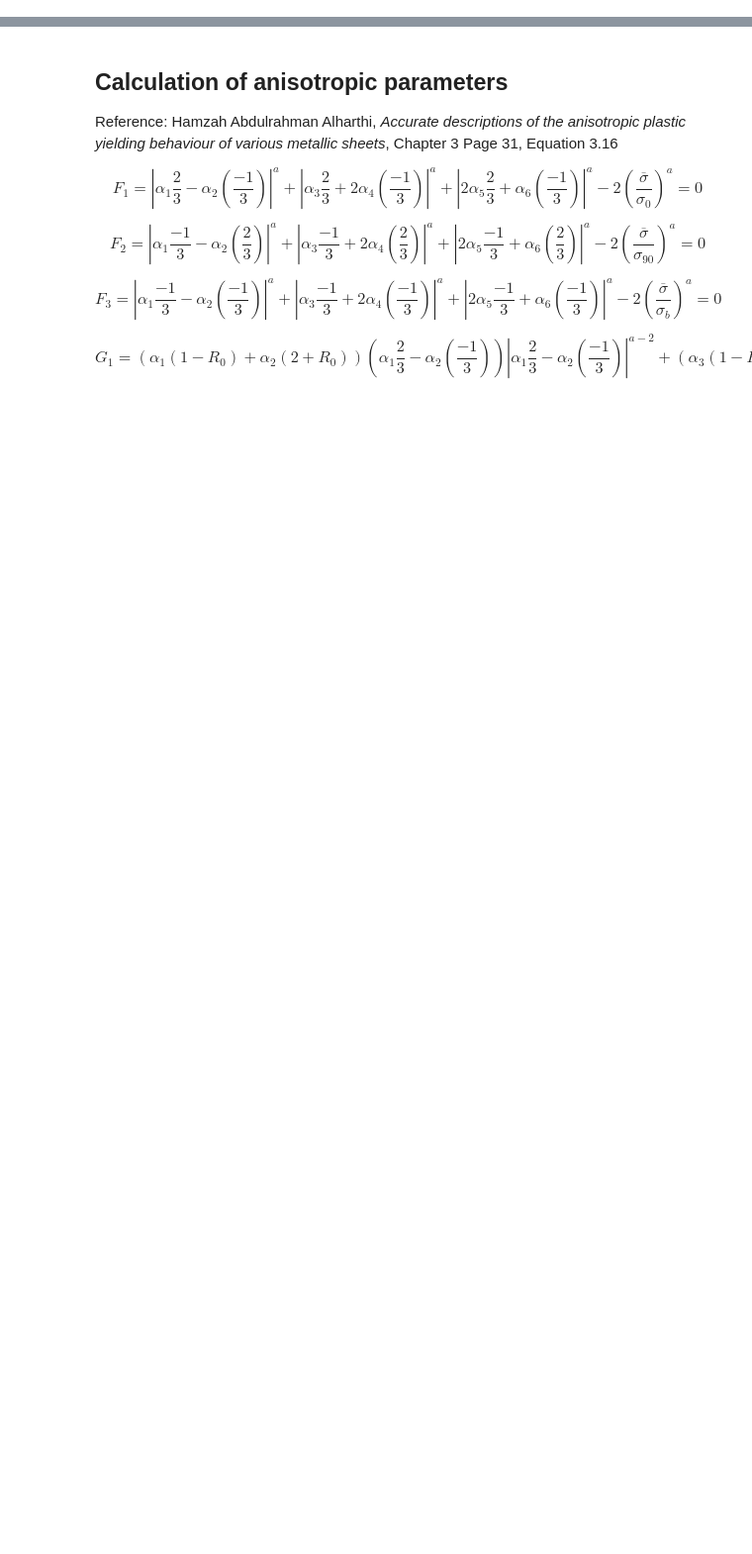
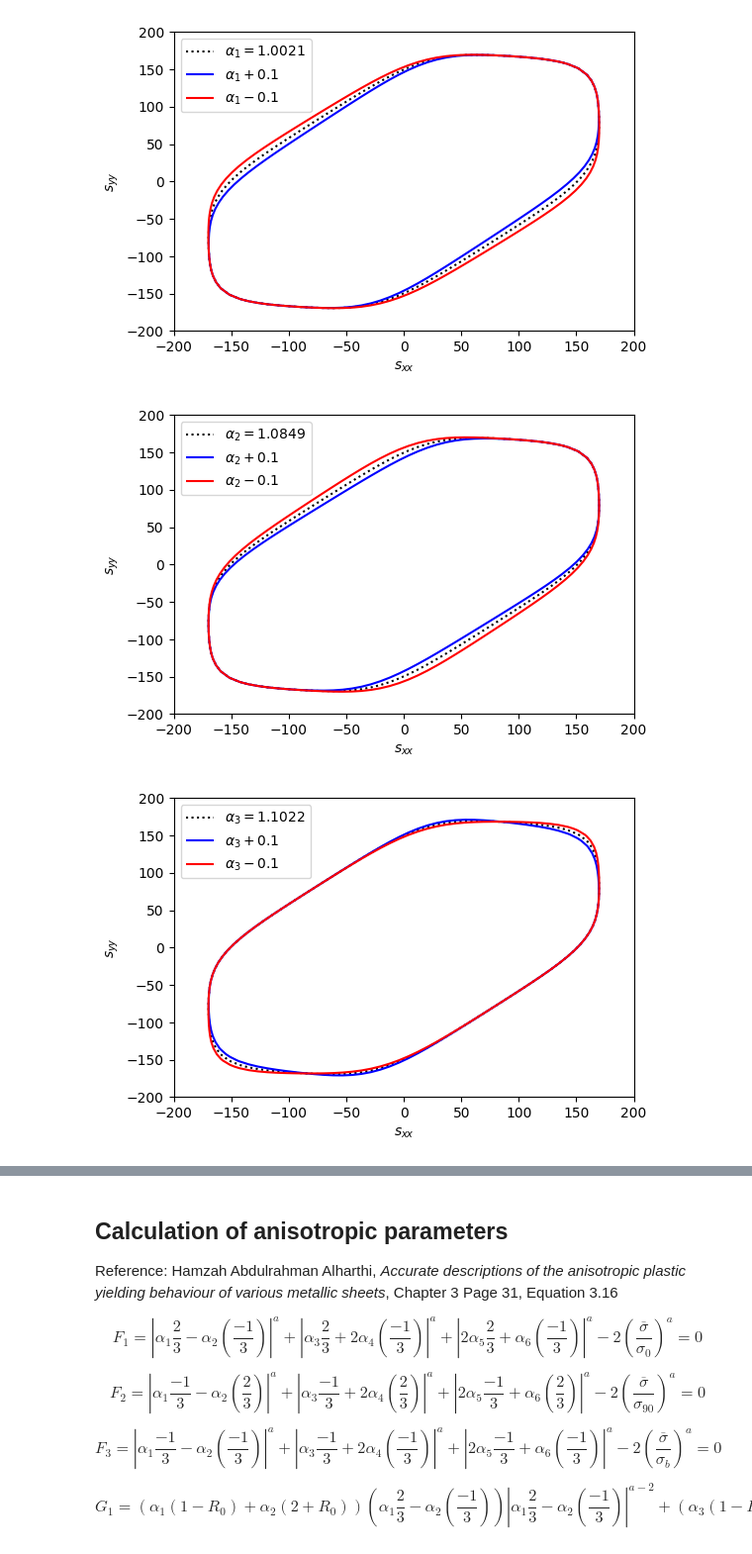
Before and after one commit to algomaster99/meta-btp, a Jupyter notebook: YLD2000.ipynb, the cells around one changed output, grey strips where cells are left out. Shown at 99% size. Drawn from its saved outputs; the diff is of its cells as text; code cells hidden in the pictures; blank space fills up the shorter version.

```diff
--- a/YLD2000.ipynb
+++ b/YLD2000.ipynb
@@ -85,0 +88,30 @@ Canvas(toolbar=Toolbar(toolitems=[('Home', 'Reset original view', 'home', 'home'
+# %%
+for i in range(6):
+    delta = 0.1
+    alpha_inc = []
+    alpha_dec = []
+    for j in range(len(alpha)):
+        if i==j:
+            alpha_inc.append(alpha[j]+delta)
+            alpha_dec.append(alpha[j]-delta)
+        else:
+            alpha_inc.append(alpha[j])
+            alpha_dec.append(alpha[j])
+
+    fig , ax = plt.subplots(1,1)
+    fig.set_dpi(100)
+
+    z_of_contour(ax, sx_sample, sy_sample, alpha, a, len(sxx_sample), 'black', ys, linestyles='dotted')
+    z_of_contour(ax, sx_sample, sy_sample, alpha_inc, a, len(sxx_sample), 'blue', ys)
+    z_of_contour(ax, sx_sample, sy_sample, alpha_dec, a, len(sxx_sample), 'red', ys)
+    ax.set_xlabel('$s_{xx}$')
+    ax.set_ylabel('$s_{yy}$')
+    labels = [f'$\\alpha_{i+1} = {alpha[i]}$', f'$\\alpha_{i+1}+{delta}$', f'$\\alpha_{i+1}-{delta}$']
+
+    for j in range(len(labels)):
+        ax.collections[j].set_label(labels[j])
+    ax.legend(loc='upper left')
+# %% [output]
+[figure, added]
+[figure, added]
+[figure, added]
```
Also changed, not shown: parts of 10 cells of this notebook.
